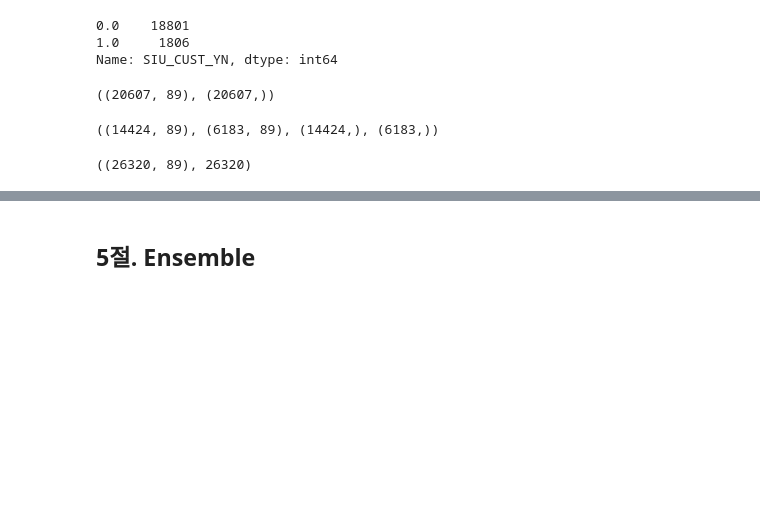
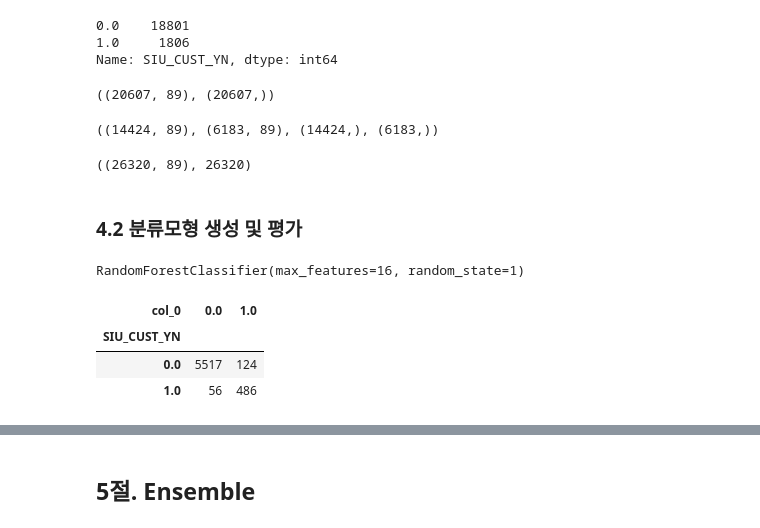
Before and after one commit to lucio-karin0506/SaltLux-Project, a Jupyter notebook: Machine Learning/Machine learning lecture/6장. 부정탐지 분석 프로젝트.ipynb, the cells around one changed output, grey strips where cells are left out. Cells and saved outputs as stored; diff of their text form; code cells hidden in the pictures; blank space fills up the shorter version.

```diff
--- a/Machine Learning/Machine learning lecture/6장. 부정탐지 분석 프로젝트.ipynb
+++ b/Machine Learning/Machine learning lecture/6장. 부정탐지 분석 프로젝트.ipynb
@@ -907,3 +907,20 @@ X_resampled, y_resampled = sm.fit_resample(train_X, train_y)
 X_resampled.shape, len(y_resampled)
 # %% [output]
 ((26320, 89), 26320)
+# %% [markdown]
+### 4.2 분류모형 생성 및 평가
+# %%
+# randomforestclassifier
+from sklearn.ensemble import RandomForestClassifier
+rf_model = RandomForestClassifier(n_estimators=100, max_features=16, random_state=1)
+rf_model.fit(X_resampled, y_resampled)
+# %% [output]
+RandomForestClassifier(max_features=16, random_state=1)
+# %%
+y_pred = rf_model.predict(test_X)
+pd.crosstab(test_y, y_pred) # 교차분류표
+# %% [output]
+| col_0 | 0.0 | 1.0 |
+| SIU_CUST_YN |  |  |
+| 0.0 | 5517 | 124 |
+| 1.0 | 56 | 486 |
```
Also changed, not shown: parts of 14 cells of this notebook.
